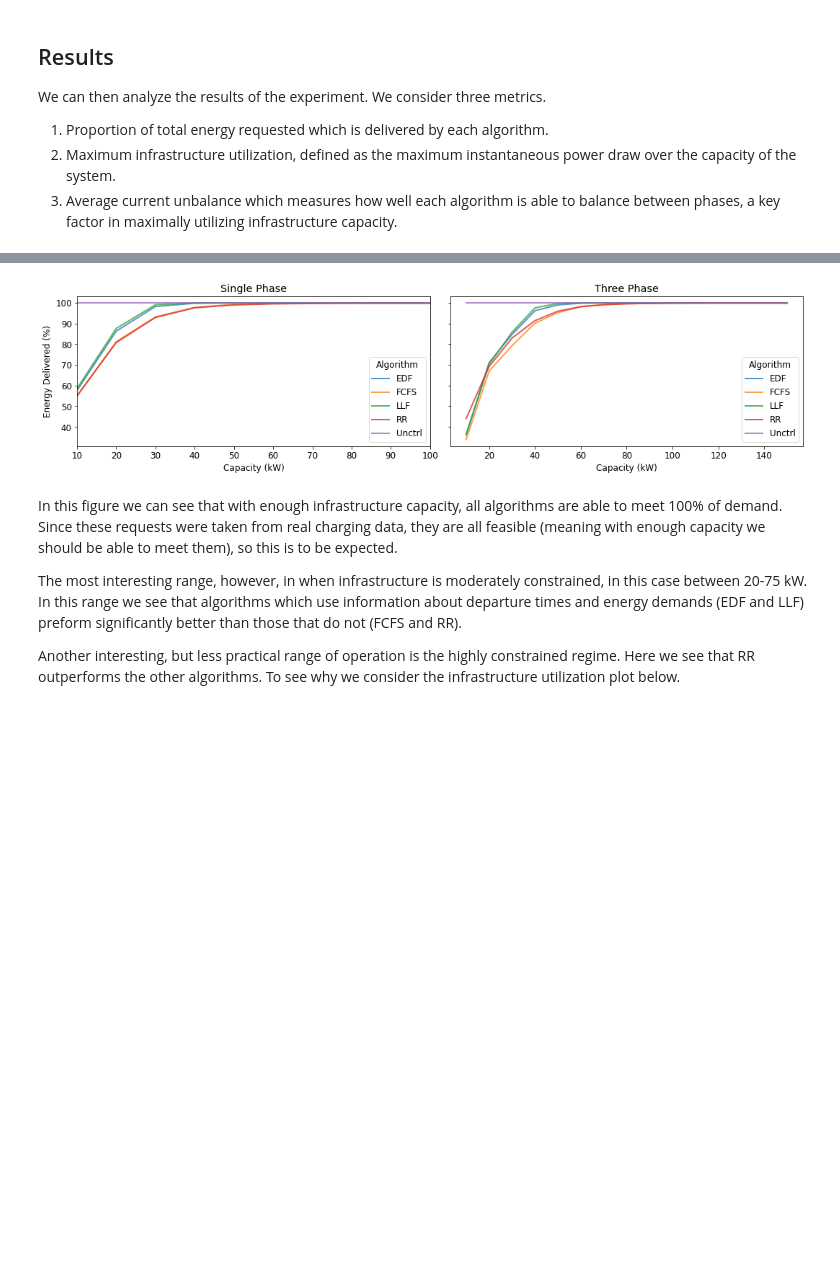
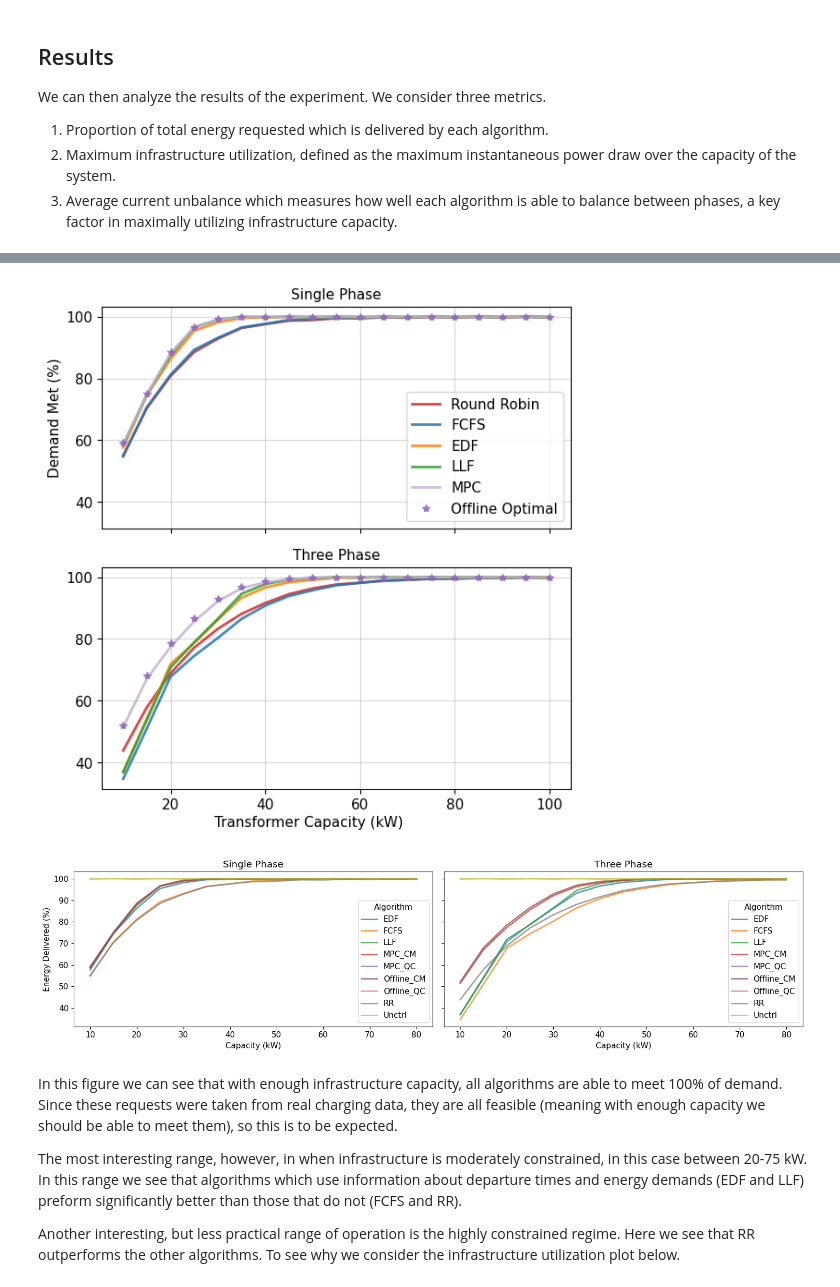
Before and after one commit to caltech-netlab/acnportal-experiments, a Jupyter notebook: examples/2-Algorithm-Comparison/2.1-Comparing-Algorithms-with-Constrained-Infrastructure/2.1-comparing-algorithms-with-constrained-infrastructure.ipynb, the cells around one changed output, grey strips where cells are left out. Saved outputs shown, nothing was run; the diff lists cells and outputs as text; code cells hidden in the pictures; blank space fills up the shorter version.

```diff
--- a/examples/2-Algorithm-Comparison/2.1-Comparing-Algorithms-with-Constrained-Infrastructure/2.1-comparing-algorithms-with-constrained-infrastructure.ipynb
+++ b/examples/2-Algorithm-Comparison/2.1-Comparing-Algorithms-with-Constrained-Infrastructure/2.1-comparing-algorithms-with-constrained-infrastructure.ipynb
@@ -180,6 +248,7 @@ def calc_metrics(config, sim):
         "Capacity (kW)": config[2],
         "Energy Delivered (%)": analysis.proportion_of_energy_delivered(sim) * 100,
         "Max Utilization (%)": np.max(analysis.aggregate_power(sim)) / config[2] * 100,
+        "Peak (kW)": np.max(analysis.aggregate_power(sim))
     }
     if config[0] == "three_phase":
         metrics["Current Unbalance"] = np.nanmean(analysis.current_unbalance(sim, ['Secondary {0}'.format(p) for p in 'ABC'], 'NEMA'))
@@ -191,9 +302,64 @@ metrics = pd.DataFrame(calc_metrics(config, sim) for config, sim in sims.items()
+# %%
+from matplotlib import cm
+
+plt.style.use('default')
+
+energy_delivered= metrics.pivot_table("Energy Delivered (%)", "Capacity (kW)", ["Network Type", "Algorithm"])
+energy_delivered.rename(columns={'RR': 'Round Robin', 'MPC_CM': 'MPC', 'Offline_CM': 'Offline Optimal'}, inplace=True)
+
+column_order = ['Round Robin', 'FCFS', 'EDF', 'LLF', 'MPC','Offline Optimal']
+cap_range = (10, 100)
+
+cmap = cm.get_cmap('tab20')
+li = 0
+label2color = {'FCFS': cmap(0+li), 'EDF': cmap(2+li), 'LLF': cmap(4+li), 'Round Robin': cmap(6+li),
+               'Offline Optimal': cmap(8), 'MPC': cmap(9)}
+
+style = {
+    "color": [label2color[col] for col in column_order],
+    "style": ["-"]*5 + ["*"],
+    "linewidth": 2,
+    "alpha": .85,
+    #"marker": ["."]*5 + [None],
+    #"fillstyle": "none",
+    "legend": False,
+}
+
+plt.rc('text', usetex=False)
+plt.rcParams.update({'font.size': 11})
+
+# fig, ax = plt.subplots(ncols=2, sharex=True, sharey=True)
+fig, ax = plt.subplots(nrows=2, sharex=True, sharey=True)
+energy_delivered["single_phase"][column_order].loc[cap_range[0]:cap_range[1]].plot(ax=ax[0], **style)
+energy_delivered["three_phase"][column_order].loc[cap_range[0]:cap_range[1]].plot(ax=ax[1], **style)
+ax[0].legend(loc="best")
+# pm[:105].plot(color=colors, style=styles, linewidth=4, alpha=0.85)
+
+ax[0].set_title("Single Phase", fontsize=11)
+ax[1].set_title("Three Phase", fontsize=11)
+
+fig.text(0.5, 0, "Transformer Capacity (kW)", ha='center')
+
+ax[0].set_xlabel("")
+ax[1].set_xlabel("")
+
+ax[0].set_ylabel("Demand Met (%)")
+
+ax[0].grid(alpha=0.5)
+ax[1].grid(alpha=0.5)
+fig = plt.gcf()
+fig.set_size_inches(6, 6)
+plt.tight_layout()
+# %% [output]
+[figure, added]
 # %%
 energy_delivered= metrics.pivot_table("Energy Delivered (%)", "Capacity (kW)", ["Network Type", "Algorithm"])
 fig, axes = plt.subplots(1,2, figsize=(15, 4), sharey=True)
-energy_delivered["single_phase"].plot(linewidth=2, alpha=0.75, ax=axes[0])
-energy_delivered["three_phase"].plot(linewidth=2, alpha=0.75, ax=axes[1])
-axes[0].set_xlim(10, 100)
+energy_delivered["single_phase"].loc[10:80].plot(linewidth=2, alpha=0.75, ax=axes[0])
+energy_delivered["three_phase"].loc[10:80].plot(linewidth=2, alpha=0.75, ax=axes[1])
+#axes[0].set_xlim(20, 100)
+#axes[1].set_xlim(20, 100)
+
 axes[0].set_ylabel('Energy Delivered (%)')
 
 axes[0].set_title("Single Phase")
@@ -201,7 +367,7 @@ axes[1].set_title("Three Phase")
 
 plt.tight_layout()
 # %% [output]
-[figure, old version]
+[figure, new version]
 # %% [markdown]
 In this figure we can see that with enough infrastructure capacity, all algorithms are able to meet 100% of demand. Since these requests were taken from real charging data, they are all feasible (meaning with enough capacity we should be able to meet them), so this is to be expected.
 
```
Also changed, not shown: parts of 30 cells of this notebook, 2 other files.
